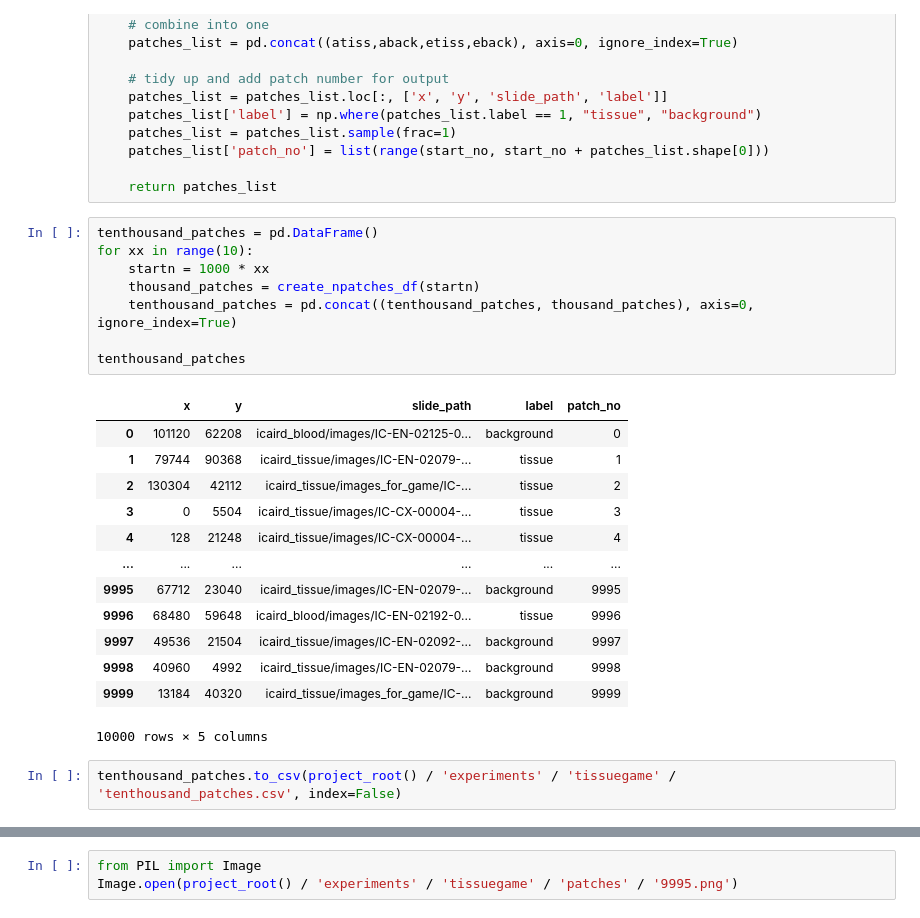
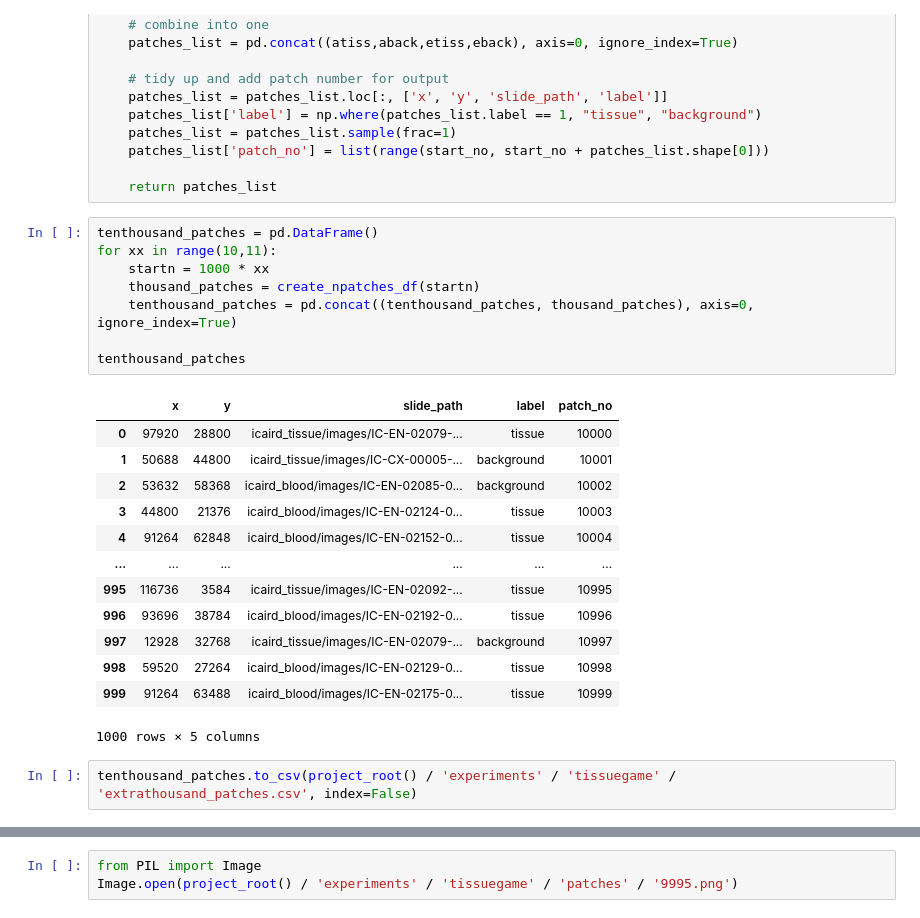
Before and after one commit to StAndrewsMedTech/repathcamelyon, a Jupyter notebook: notebooks/2021-03-19-game_patches.ipynb, the cells around one changed output, grey strips where cells are left out. Saved outputs shown, nothing was run; the diff lists cells and outputs as text.

Commit message:
debug patch slide patient metrics

```diff
--- a/notebooks/2021-03-19-game_patches.ipynb
+++ b/notebooks/2021-03-19-game_patches.ipynb
@@ -293,28 +295,28 @@ def create_npatches_df(start_no, npatches=1000):
     return patches_list
 # %%
 tenthousand_patches = pd.DataFrame()
-for xx in range(10):
+for xx in range(10,11):
     startn = 1000 * xx
     thousand_patches = create_npatches_df(startn)
     tenthousand_patches = pd.concat((tenthousand_patches, thousand_patches), axis=0, ignore_index=True)
 
 tenthousand_patches
 # %% [output]
 |  | x | y | slide_path | label | patch_no |
-| 0 | 101120 | 62208 | icaird_blood/images/IC-EN-02125-0... | background | 0 |
-| 1 | 79744 | 90368 | icaird_tissue/images/IC-EN-02079-... | tissue | 1 |
-| 2 | 130304 | 42112 | icaird_tissue/images_for_game/IC-... | tissue | 2 |
-| 3 | 0 | 5504 | icaird_tissue/images/IC-CX-00004-... | tissue | 3 |
-| 4 | 128 | 21248 | icaird_tissue/images/IC-CX-00004-... | tissue | 4 |
+| 0 | 97920 | 28800 | icaird_tissue/images/IC-EN-02079-... | tissue | 10000 |
+| 1 | 50688 | 44800 | icaird_tissue/images/IC-CX-00005-... | background | 10001 |
+| 2 | 53632 | 58368 | icaird_blood/images/IC-EN-02085-0... | background | 10002 |
+| 3 | 44800 | 21376 | icaird_blood/images/IC-EN-02124-0... | tissue | 10003 |
+| 4 | 91264 | 62848 | icaird_blood/images/IC-EN-02152-0... | tissue | 10004 |
 | ... | ... | ... | ... | ... | ... |
-| 9995 | 67712 | 23040 | icaird_tissue/images/IC-EN-02079-... | background | 9995 |
-| 9996 | 68480 | 59648 | icaird_blood/images/IC-EN-02192-0... | tissue | 9996 |
-| 9997 | 49536 | 21504 | icaird_tissue/images/IC-EN-02092-... | background | 9997 |
-| 9998 | 40960 | 4992 | icaird_tissue/images/IC-EN-02079-... | background | 9998 |
-| 9999 | 13184 | 40320 | icaird_tissue/images_for_game/IC-... | background | 9999 |
+| 995 | 116736 | 3584 | icaird_tissue/images/IC-EN-02092-... | tissue | 10995 |
+| 996 | 93696 | 38784 | icaird_blood/images/IC-EN-02192-0... | tissue | 10996 |
+| 997 | 12928 | 32768 | icaird_tissue/images/IC-EN-02079-... | background | 10997 |
+| 998 | 59520 | 27264 | icaird_blood/images/IC-EN-02129-0... | tissue | 10998 |
+| 999 | 91264 | 63488 | icaird_blood/images/IC-EN-02175-0... | tissue | 10999 |
-10000 rows × 5 columns
+1000 rows × 5 columns
 # %%
-tenthousand_patches.to_csv(project_root() / 'experiments' / 'tissuegame' / 'tenthousand_patches.csv', index=False)
+tenthousand_patches.to_csv(project_root() / 'experiments' / 'tissuegame' / 'extrathousand_patches.csv', index=False)
 # %%
 import cv2
 
```
Also changed, not shown: parts of 2 cells of this notebook, 12 other files.
